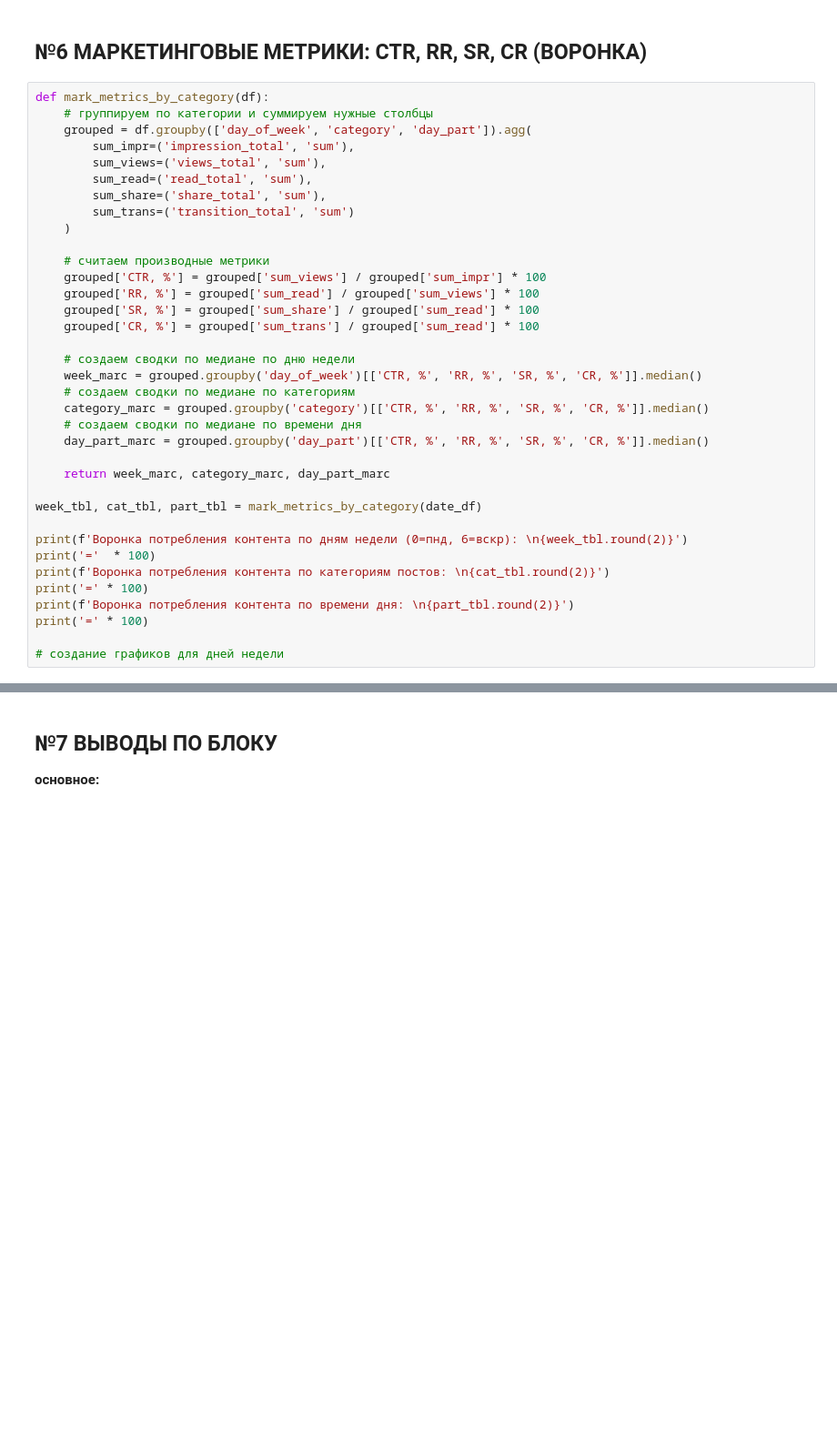
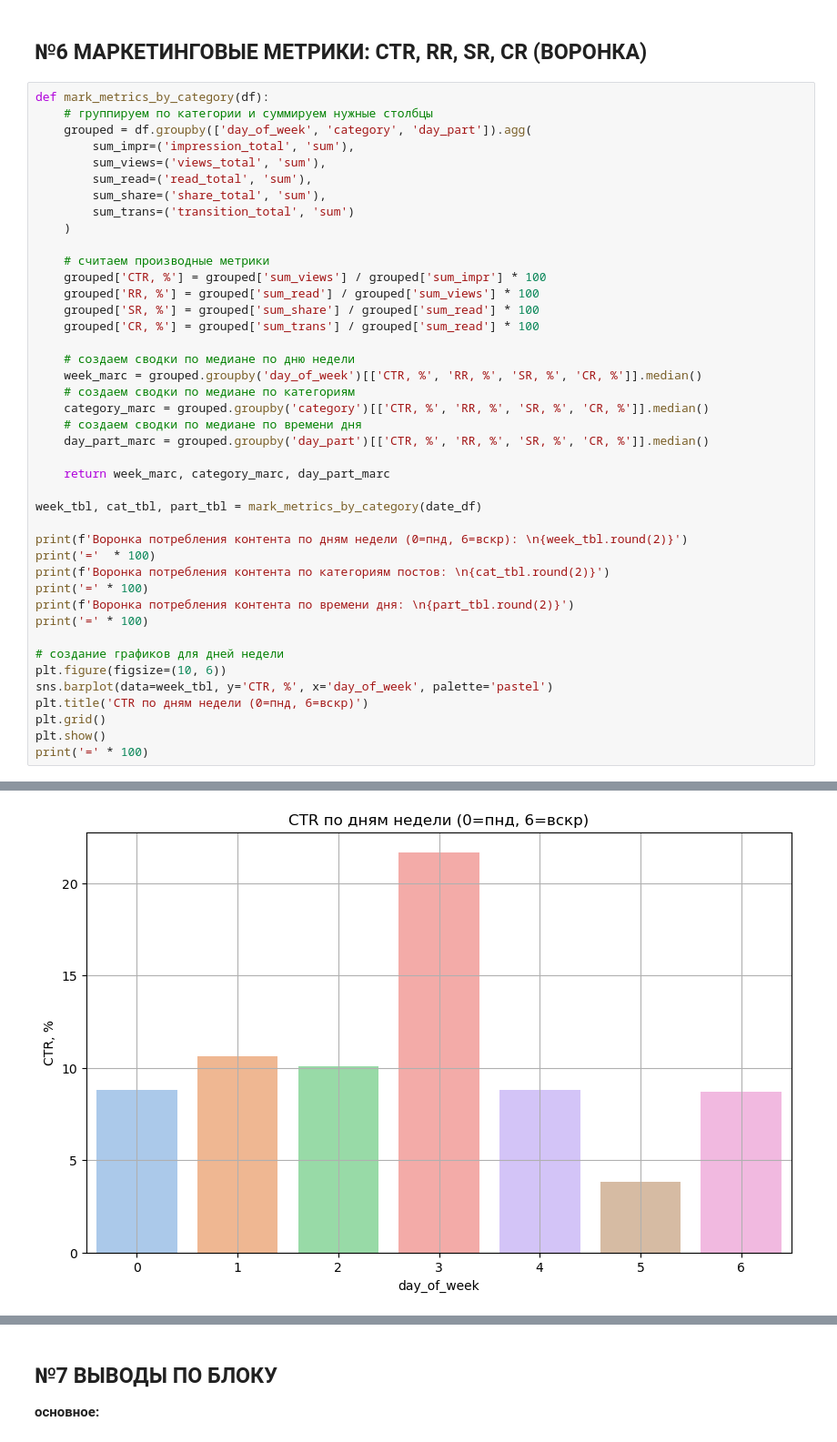
Before and after one commit to AntonNevolin/EDA, a Jupyter notebook: week_anal.ipynb, the cells around one changed output, grey strips where cells are left out. Shown at 91% size. Drawn from its saved outputs; the diff is of its cells as text; blank space fills up the shorter version.

```diff
--- a/week_anal.ipynb
+++ b/week_anal.ipynb
@@ -302,6 +302,12 @@ print(f'Воронка потребления контента по времен
 print('=' * 100)
 
 # создание графиков для дней недели
+plt.figure(figsize=(10, 6))
+sns.barplot(data=week_tbl, y='CTR, %', x='day_of_week', palette='pastel')
+plt.title('CTR по дням недели (0=пнд, 6=вскр)')
+plt.grid()
+plt.show()
+print('=' * 100)
 # %% [output]
 Воронка потребления контента по дням недели (0=пнд, 6=вскр):
              CTR, %  RR, %  SR, %  CR, %
@@ -322,0 +332 @@ day_of_week
+[figure, added]
```
Also changed, not shown: parts of 2 cells of this notebook.
